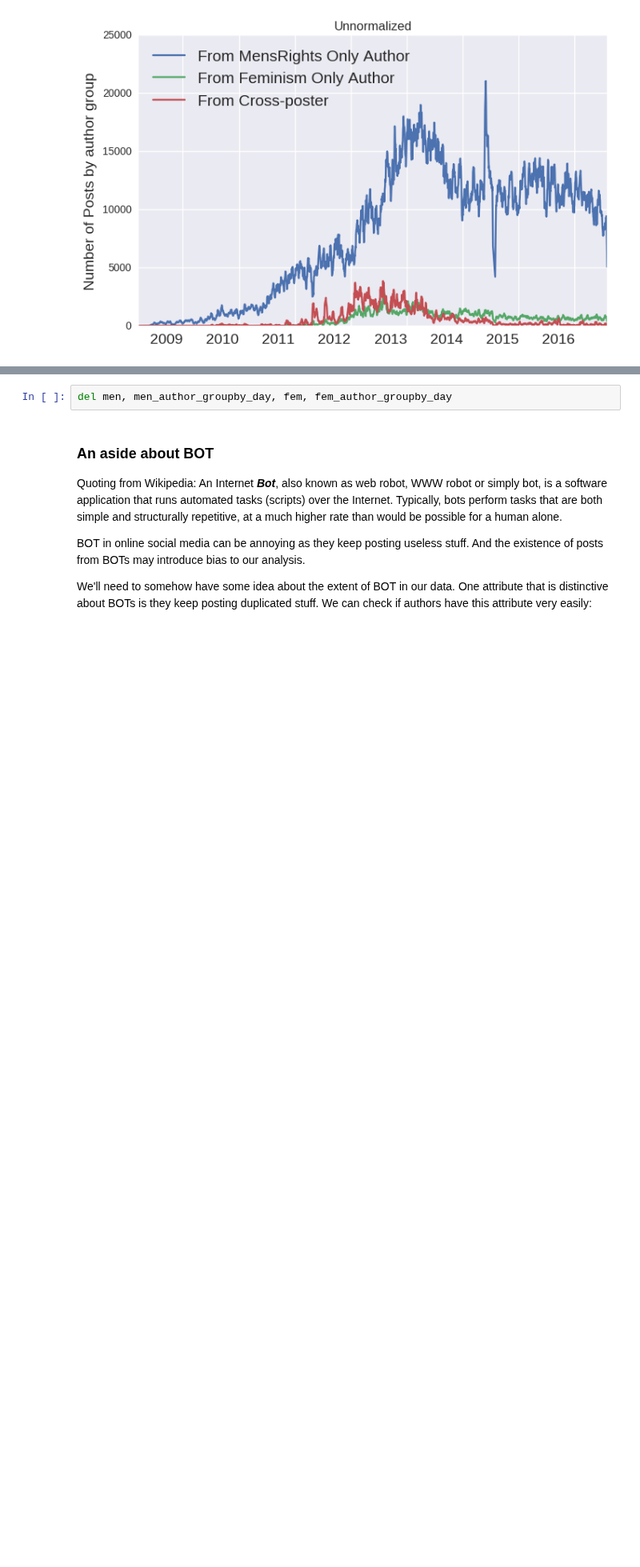
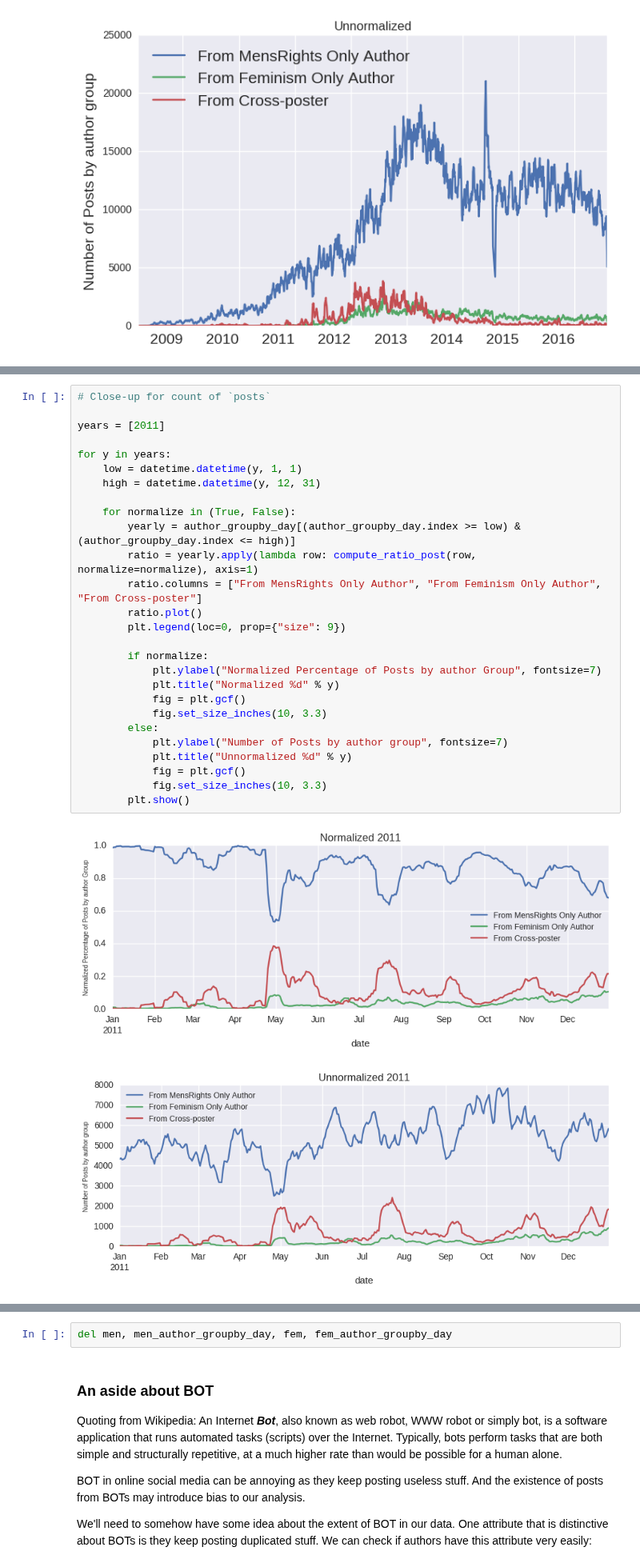
Before and after one commit to chao-ji/reddit, a Jupyter notebook: Part 1 Temporal Analysis - Cross-posting Activity .ipynb, the cells around one changed output, grey strips where cells are left out. Shown at 80% size. Saved outputs shown, nothing was run; the diff lists cells and outputs as text; blank space fills up the shorter version.

```diff
--- a/Part 1 Temporal Analysis - Cross-posting Activity .ipynb
+++ b/Part 1 Temporal Analysis - Cross-posting Activity .ipynb
@@ -424,0 +485,30 @@ for normalize in (True, False):
+# %%
+# Close-up for count of `posts`
+
+years = [2011]
+
+for y in years:
+    low = datetime.datetime(y, 1, 1)
+    high = datetime.datetime(y, 12, 31)
+
+    for normalize in (True, False):
+        yearly = author_groupby_day[(author_groupby_day.index >= low) & (author_groupby_day.index <= high)]
+        ratio = yearly.apply(lambda row: compute_ratio_post(row, normalize=normalize), axis=1)
+        ratio.columns = ["From MensRights Only Author", "From Feminism Only Author", "From Cross-poster"]
+        ratio.plot()
+        plt.legend(loc=0, prop={"size": 9})
+
+        if normalize:
+            plt.ylabel("Normalized Percentage of Posts by author Group", fontsize=7)
+            plt.title("Normalized %d" % y)
+            fig = plt.gcf()
+            fig.set_size_inches(10, 3.3)
+        else:
+            plt.ylabel("Number of Posts by author group", fontsize=7)
+            plt.title("Unnormalized %d" % y)
+            fig = plt.gcf()
+            fig.set_size_inches(10, 3.3)
+        plt.show()
+# %% [output]
+[figure, added]
+[figure, added]
```
Also changed, not shown: parts of 8 cells of this notebook.
